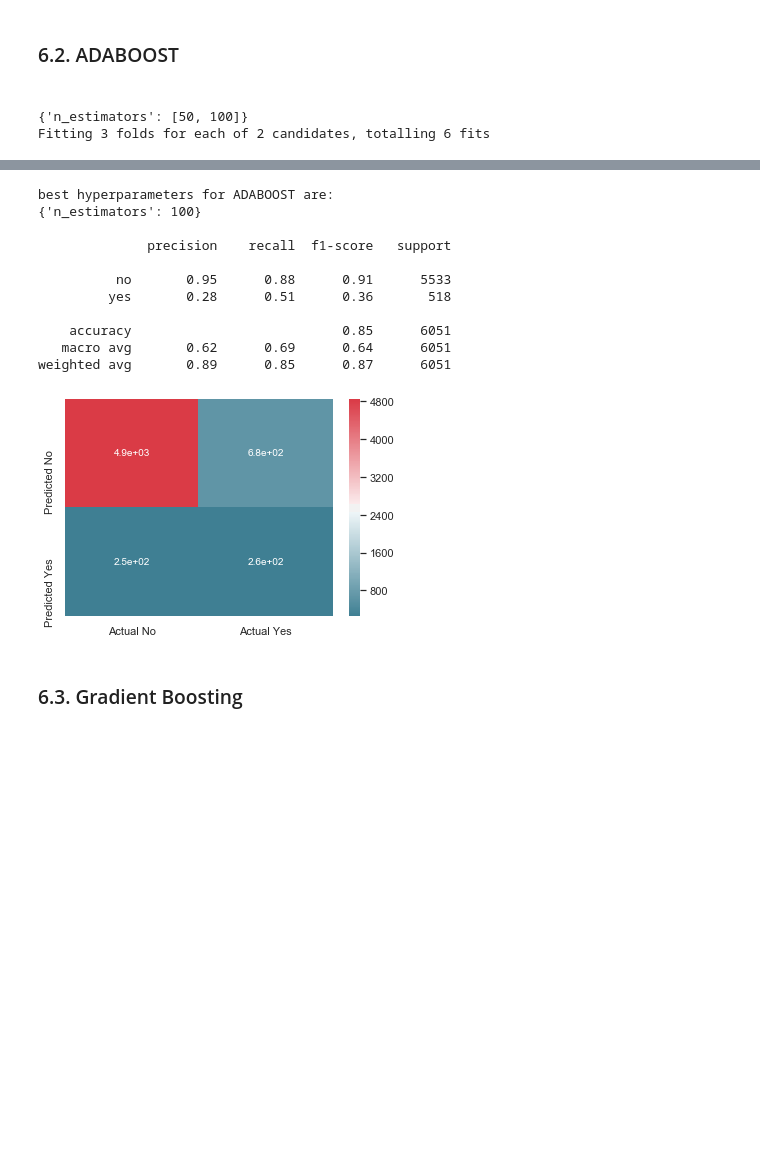
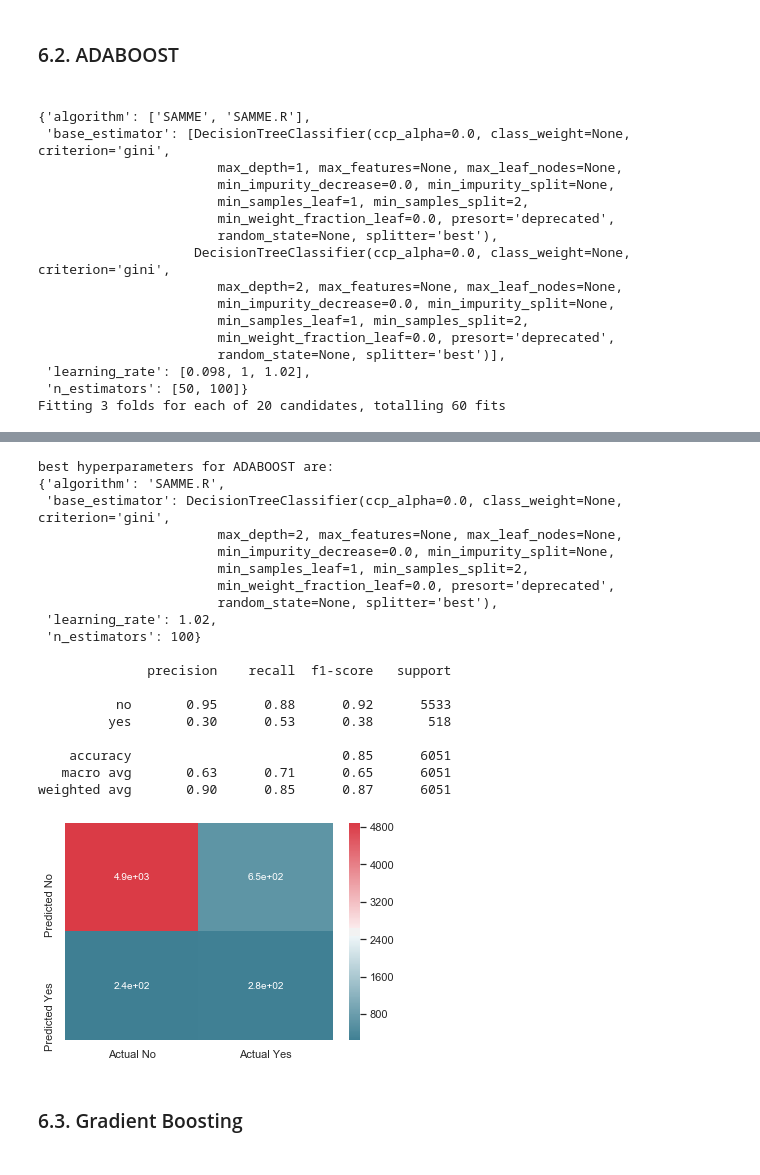
Before and after one commit to ophirshurany/Data-Science-, a Jupyter notebook: Data_Science_NB.ipynb, the cells around one changed output, grey strips where cells are left out. Cells and saved outputs as stored; diff of their text form; code cells hidden in the pictures; blank space fills up the shorter version.

```diff
--- a/Data_Science_NB.ipynb
+++ b/Data_Science_NB.ipynb
@@ -632,12 +632,13 @@ solver = ['lbfgs', 'newton-cg',"liblinear","sag","saga"]
 multi_class = ['auto', 'ovr',"multinomial"]
 # Create the random grid
 random_grid = {'solver': solver,
+               "penalty":["l1","l2"],
                'multi_class': multi_class}
 pprint(random_grid)
 # search across 100 different combinations, and use all available cores
 Log_Reg_random = RandomizedSearchCV(estimator = Log_Reg,
                                param_distributions = random_grid,
-                               n_iter = 100, cv = kfold, verbose=2,
+                               n_iter = 20, cv = kfold, verbose=2,
                                random_state=42, n_jobs = -1)
 Log_Reg_random.fit(x_train, y_train)
 print("best hyperparameters for Logistic Regression are:")
@@ -645,10 +646,10 @@ pprint(Log_Reg_random.best_params_)
 print("")
 Log_Reg_best_random = Log_Reg_random.best_estimator_
 prediction_Log_Reg = Log_Reg_best_random.predict(x_test)
-CM_LR=confusion_matrix(y_test, prediction_LR)
+CM_LR=confusion_matrix(y_test, prediction_Log_Reg)
 df_cm = pd.DataFrame(CM_LR, index = ["Predicted No","Predicted Yes"],
                   columns = ["Actual No","Actual Yes"])
-print(classification_report(y_test, prediction_LR,target_names=["no","yes"]))
+print(classification_report(y_test, prediction_Log_Reg,target_names=["no","yes"]))
 plt.figure()
 sns.heatmap(df_cm,cmap=cmap, annot=True)
 #AUC
@@ -681,14 +683,16 @@ weighted avg       0.89      0.80      0.83      6051
 from sklearn.ensemble import AdaBoostClassifier
 from sklearn.tree import DecisionTreeClassifier
 ADA = AdaBoostClassifier()
-base_estimator.append(None)
 # Create the random grid
-random_grid = {'n_estimators': [50,100]}
+random_grid = {'n_estimators': [50,100],
+               "learning_rate":[0.098,1,1.02],
+               "base_estimator":[DecisionTreeClassifier(max_depth=1),DecisionTreeClassifier(max_depth=2)],
+              "algorithm":["SAMME", "SAMME.R"]}
 pprint(random_grid)
 # search across 100 different combinations, and use all available cores
 ADA_random = RandomizedSearchCV(estimator = ADA,
                                param_distributions = random_grid,
-                               n_iter = 100, cv = kfold, verbose=2,
+                               n_iter = 20, cv = kfold, verbose=2,
                                random_state=42, n_jobs = -1)
 ADA_random.fit(x_train, y_train)
 print("best hyperparameters for ADABOOST are:")
@@ -708,5 +712,19 @@ preds_ADA = probs_ADA[:,1]
 fprADA, tprADA,thresholdADA = metrics.roc_curve(y_test, preds_ADA)
 roc_aucADA = metrics.auc(fprADA, tprADA)
 # %% [output]
-{'n_estimators': [50, 100]}
-Fitting 3 folds for each of 2 candidates, totalling 6 fits
+{'algorithm': ['SAMME', 'SAMME.R'],
+ 'base_estimator': [DecisionTreeClassifier(ccp_alpha=0.0, class_weight=None, criterion='gini',
+                       max_depth=1, max_features=None, max_leaf_nodes=None,
+                       min_impurity_decrease=0.0, min_impurity_split=None,
+                       min_samples_leaf=1, min_samples_split=2,
+                       min_weight_fraction_leaf=0.0, presort='deprecated',
+                       random_state=None, splitter='best'),
+                    DecisionTreeClassifier(ccp_alpha=0.0, class_weight=None, criterion='gini',
+                       max_depth=2, max_features=None, max_leaf_nodes=None,
+                       min_impurity_decrease=0.0, min_impurity_split=None,
+                       min_samples_leaf=1, min_samples_split=2,
+                       min_weight_fraction_leaf=0.0, presort='deprecated',
+                       random_state=None, splitter='best')],
+ 'learning_rate': [0.098, 1, 1.02],
+ 'n_estimators': [50, 100]}
+Fitting 3 folds for each of 20 candidates, totalling 60 fits
@@ -716,15 +734,23 @@ Fitting 3 folds for each of 2 candidates, totalling 6 fits
 best hyperparameters for ADABOOST are:
-{'n_estimators': 100}
+{'algorithm': 'SAMME.R',
+ 'base_estimator': DecisionTreeClassifier(ccp_alpha=0.0, class_weight=None, criterion='gini',
+                       max_depth=2, max_features=None, max_leaf_nodes=None,
+                       min_impurity_decrease=0.0, min_impurity_split=None,
+                       min_samples_leaf=1, min_samples_split=2,
+                       min_weight_fraction_leaf=0.0, presort='deprecated',
+                       random_state=None, splitter='best'),
+ 'learning_rate': 1.02,
+ 'n_estimators': 100}
 
               precision    recall  f1-score   support
 
-          no       0.95      0.88      0.91      5533
-         yes       0.28      0.51      0.36       518
+          no       0.95      0.88      0.92      5533
+         yes       0.30      0.53      0.38       518
 
     accuracy                           0.85      6051
-   macro avg       0.62      0.69      0.64      6051
-weighted avg       0.89      0.85      0.87      6051
+   macro avg       0.63      0.71      0.65      6051
+weighted avg       0.90      0.85      0.87      6051
-[figure, old version]
+[figure, new version]
 # %% [markdown]
 <h3>6.3. Gradient Boosting <h3>
 # %%
```
Also changed, not shown: parts of 5 cells of this notebook.
